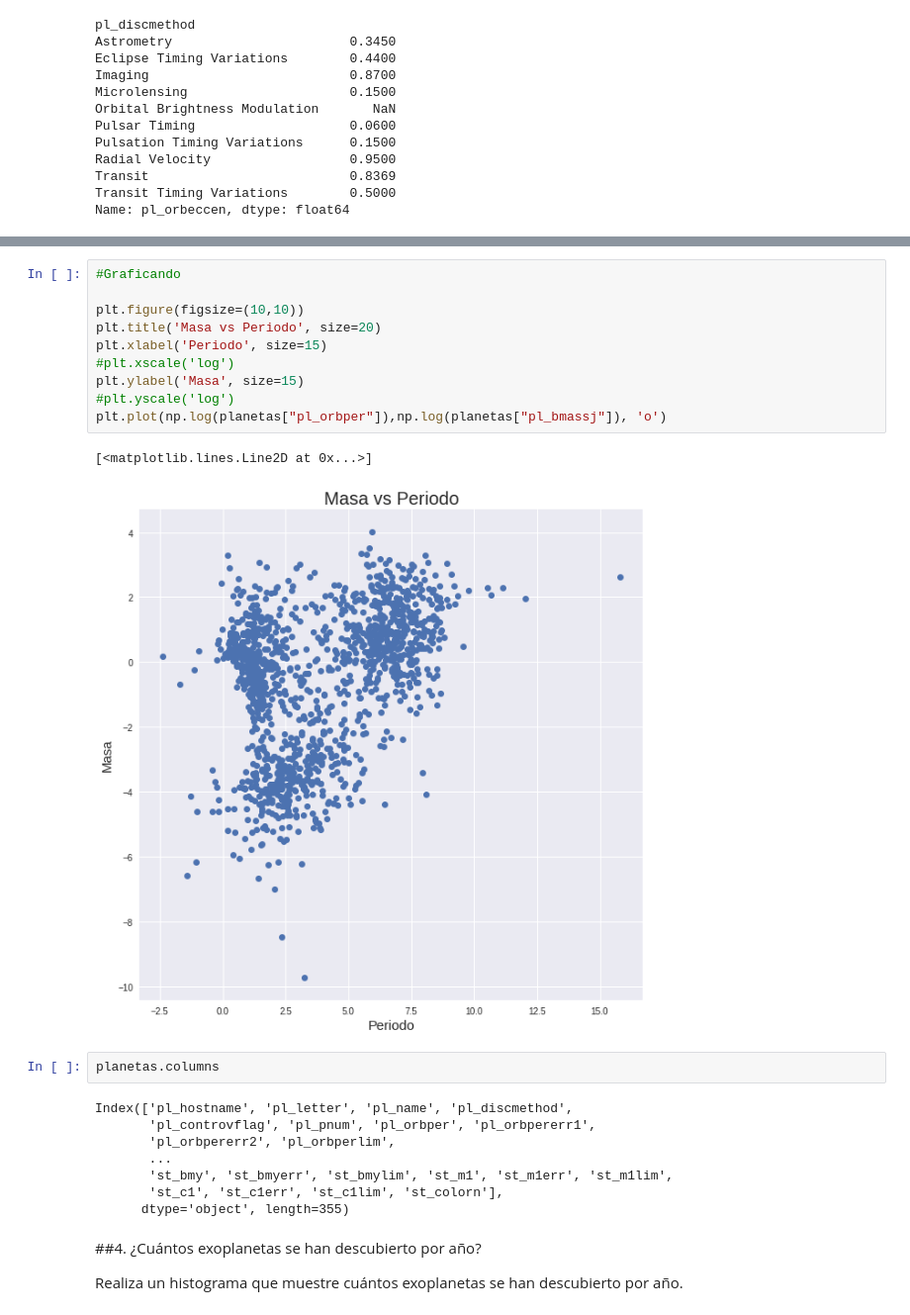
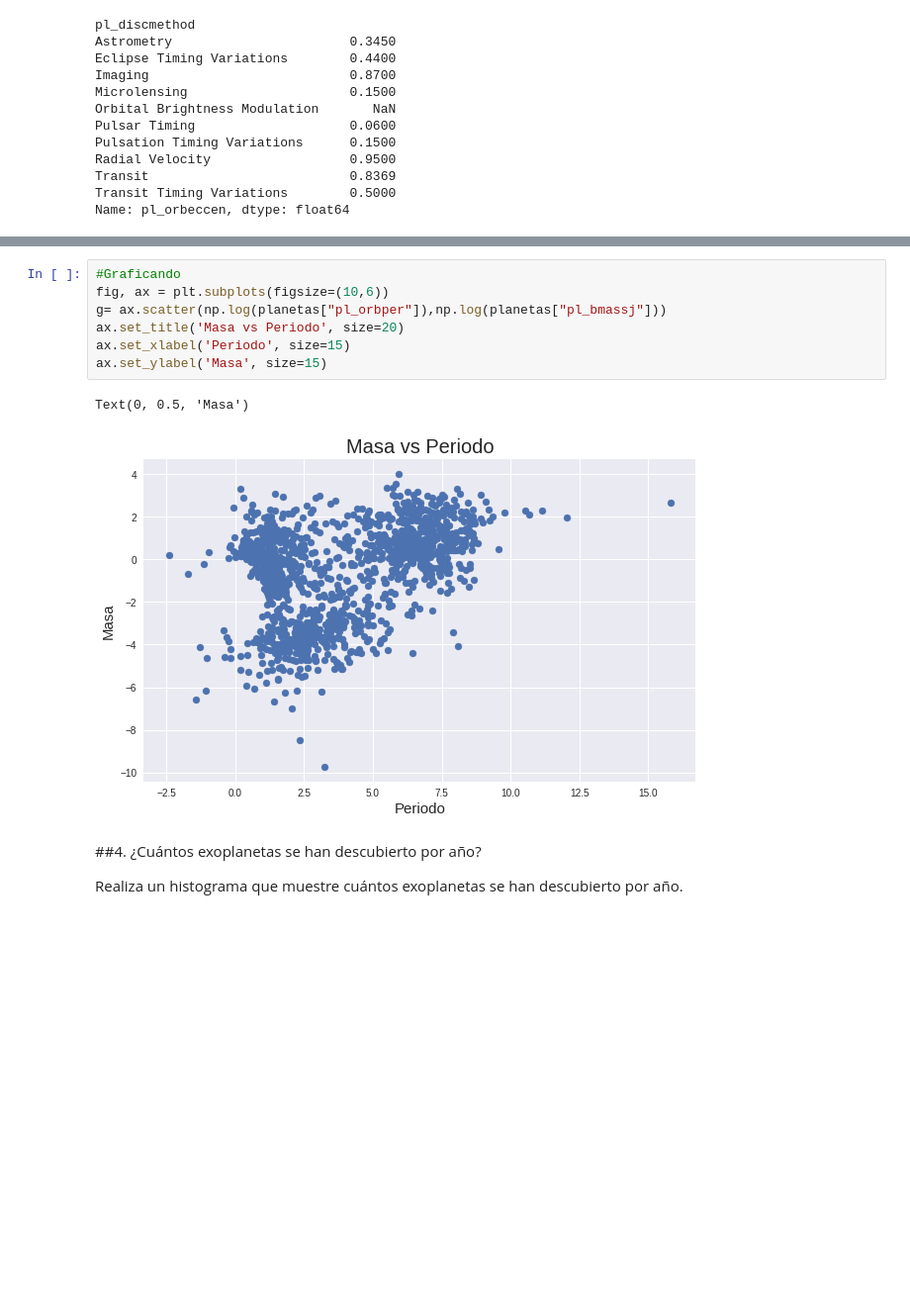
Before and after one commit to PaulaBDS/minitarea3, a Jupyter notebook: minitarea3.ipynb, the cells around one changed output, grey strips where cells are left out. Shown: that part at 99% size. Cells and saved outputs as stored; diff of their text form; blank space fills up the shorter version.

```diff
--- a/minitarea3.ipynb
+++ b/minitarea3.ipynb
@@ -254,26 +242,13 @@ print(type(planetas))
-# %%
-#Graficando
-
-plt.figure(figsize=(10,10))
-plt.title('Masa vs Periodo', size=20)
-plt.xlabel('Periodo', size=15)
-#plt.xscale('log')
-plt.ylabel('Masa', size=15)
-#plt.yscale('log')
-plt.plot(np.log(planetas["pl_orbper"]),np.log(planetas["pl_bmassj"]), 'o')
-# %% [output]
-[<matplotlib.lines.Line2D at 0x...>]
-[figure, removed]
-# %%
-planetas.columns
-# %% [output]
-Index(['pl_hostname', 'pl_letter', 'pl_name', 'pl_discmethod',
-       'pl_controvflag', 'pl_pnum', 'pl_orbper', 'pl_orbpererr1',
-       'pl_orbpererr2', 'pl_orbperlim',
-       ...
-       'st_bmy', 'st_bmyerr', 'st_bmylim', 'st_m1', 'st_m1err', 'st_m1lim',
-       'st_c1', 'st_c1err', 'st_c1lim', 'st_colorn'],
-      dtype='object', length=355)
+# %%
+#Graficando
+fig, ax = plt.subplots(figsize=(10,6))
+g= ax.scatter(np.log(planetas["pl_orbper"]),np.log(planetas["pl_bmassj"]))
+ax.set_title('Masa vs Periodo', size=20)
+ax.set_xlabel('Periodo', size=15)
+ax.set_ylabel('Masa', size=15)
+# %% [output]
+Text(0, 0.5, 'Masa')
+[figure, added]
 # %% [markdown]
 ##4. ¿Cuántos exoplanetas se han descubierto por año?
 
```
Also changed, not shown: parts of 7 cells of this notebook.
